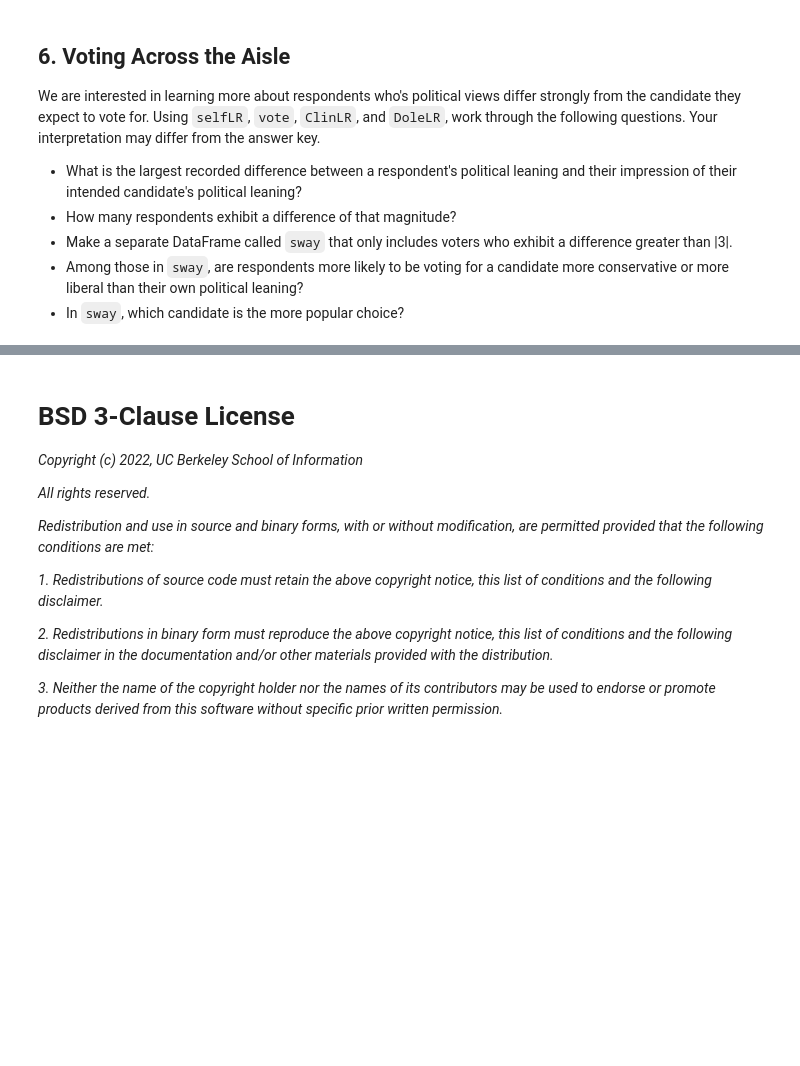
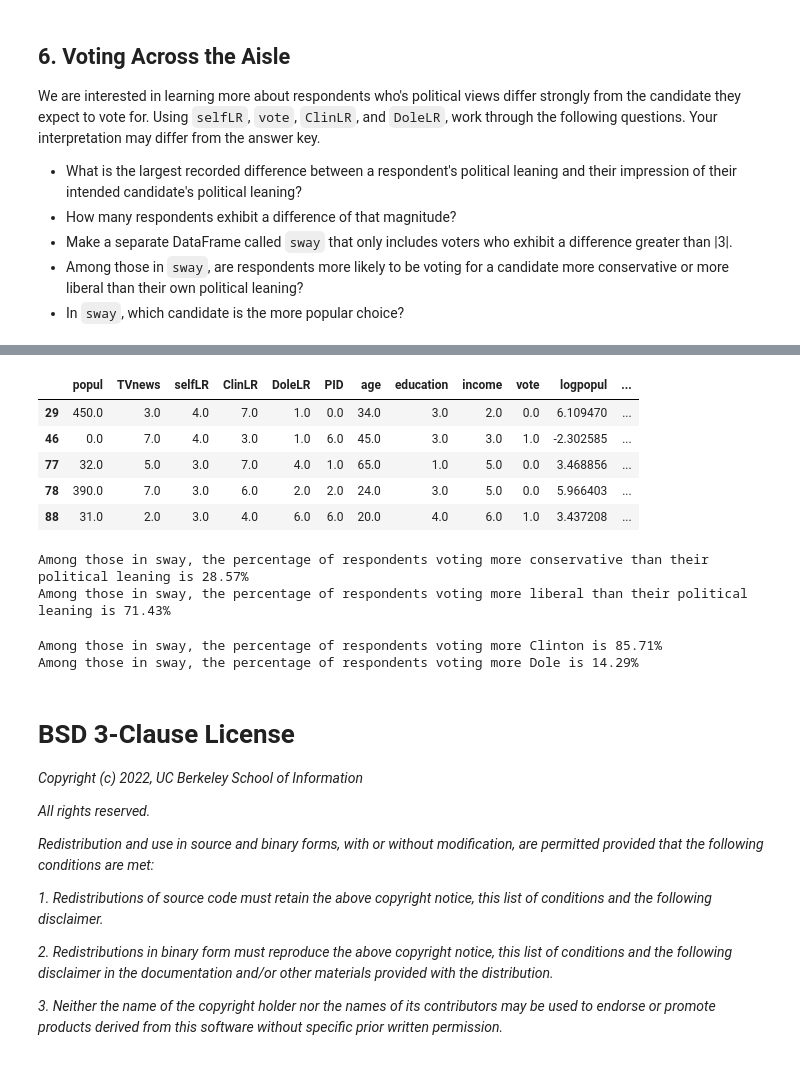
Before and after one commit to slouie88/pandas-practice, a Jupyter notebook: Python_pandas_Practice_Problems_UC_Berkeley_MIDS_notebook.ipynb, the cells around one changed output, grey strips where cells are left out. Cells and saved outputs as stored; diff of their text form; code cells hidden in the pictures; blank space fills up the shorter version.

```diff
--- a/Python_pandas_Practice_Problems_UC_Berkeley_MIDS_notebook.ipynb
+++ b/Python_pandas_Practice_Problems_UC_Berkeley_MIDS_notebook.ipynb
@@ -353,0 +352,13 @@ We are interested in learning more about respondents who's political views diffe
+# %%
+# Your code here
+diffLR = []
+for i, r in df.iterrows():
+    if r["vote"] == 0:
+        diff = r["selfLR"] - r["ClinLR"]
+    else:
+        diff = r["selfLR"]- r["DoleLR"]
+    diffLR.append(diff)
+df["diffLR"] = diffLR
+
+max_diff = df["diffLR"].abs().max()
+print(f"The largest recorded difference between a respondent's political leaning and their impression of their intended candidate's political leaning is {max_diff}")
@@ -354,3 +384,37 @@ We are interested in learning more about respondents who's political views diffe
+# %%
+sway = df[df["diffLR"].abs() >= 3]
+sway.head()
+# %% [output]
+|  | popul | TVnews | selfLR | ClinLR | DoleLR | PID | age | education | income | vote | logpopul | ... |
+| 29 | 450.0 | 3.0 | 4.0 | 7.0 | 1.0 | 0.0 | 34.0 | 3.0 | 2.0 | 0.0 | 6.109470 | ... |
+| 46 | 0.0 | 7.0 | 4.0 | 3.0 | 1.0 | 6.0 | 45.0 | 3.0 | 3.0 | 1.0 | -2.302585 | ... |
+| 77 | 32.0 | 5.0 | 3.0 | 7.0 | 4.0 | 1.0 | 65.0 | 1.0 | 5.0 | 0.0 | 3.468856 | ... |
+| 78 | 390.0 | 7.0 | 3.0 | 6.0 | 2.0 | 2.0 | 24.0 | 3.0 | 5.0 | 0.0 | 5.966403 | ... |
+| 88 | 31.0 | 2.0 | 3.0 | 4.0 | 6.0 | 6.0 | 20.0 | 4.0 | 6.0 | 1.0 | 3.437208 | ... |
+# %%
+total_sway = sway["diffLR"].count()
+
+sway_conservative = sway[sway["diffLR"] < 0]
+pct_conservative = sway_conservative["diffLR"].count() / total_sway
+print(f"Among those in sway, the percentage of respondents voting more conservative than their political leaning is {round(pct_conservative * 100, 2)}%")
+
+sway_liberal = sway[sway["diffLR"] >= 0]
+pct_liberal = sway_liberal["diffLR"].count() / total_sway
+print(f"Among those in sway, the percentage of respondents voting more liberal than their political leaning is {round(pct_liberal * 100, 2)}%")
+# %% [output]
+Among those in sway, the percentage of respondents voting more conservative than their political leaning is 28.57%
+Among those in sway, the percentage of respondents voting more liberal than their political leaning is 71.43%
+# %%
+sway_clin = sway[sway["vote"] == 0]
+pct_clin = sway_clin["vote"].count() / total_sway
+print(f"Among those in sway, the percentage of respondents voting more Clinton is {round(pct_clin * 100, 2)}%")
+
+sway_dole = sway[sway["vote"] == 1]
+pct_dole = sway_dole["vote"].count() / total_sway
+print(f"Among those in sway, the percentage of respondents voting more Dole is {round(pct_dole * 100, 2)}%")
+# %% [output]
+Among those in sway, the percentage of respondents voting more Clinton is 85.71%
+Among those in sway, the percentage of respondents voting more Dole is 14.29%
 # %% [markdown]
 # BSD 3-Clause License
 
```
Also changed, not shown: parts of 4 cells of this notebook.
